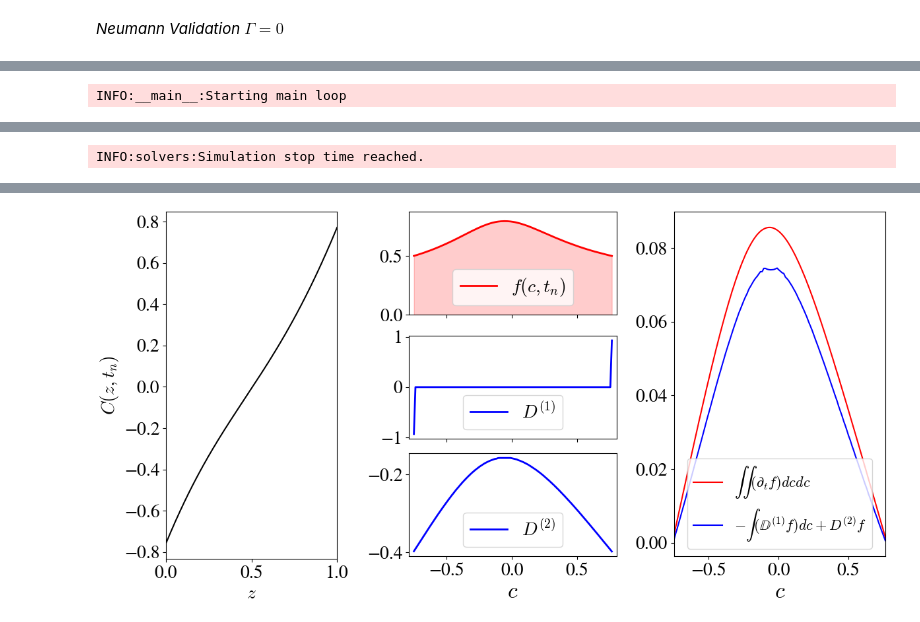
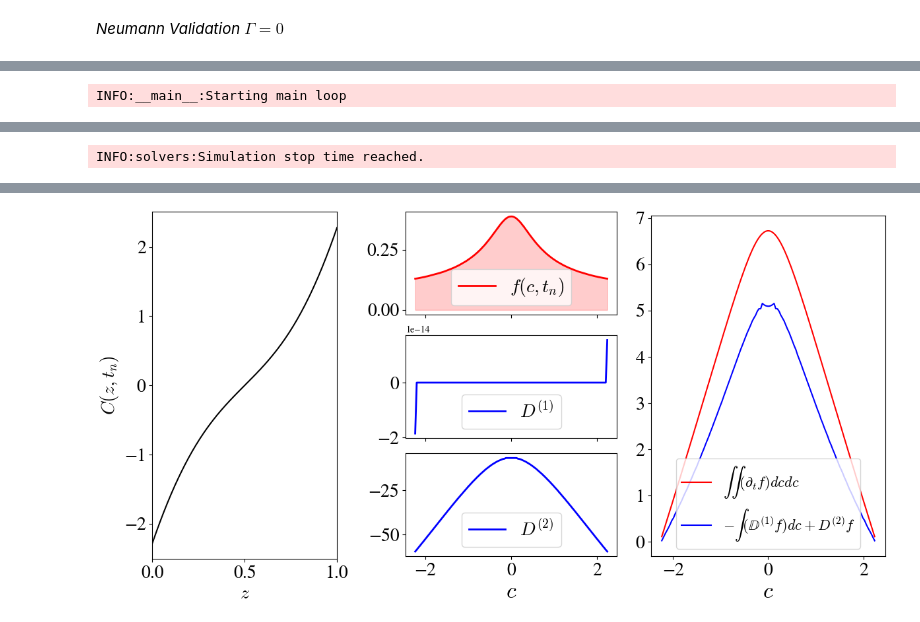
Before and after one commit to D-stratify/Theory, a Jupyter notebook: Diffusion_1D.ipynb, the cells around one changed output, grey strips where cells are left out. Drawn from its saved outputs; the diff is of its cells as text; code cells hidden in the pictures.

```diff
--- a/Diffusion_1D.ipynb
+++ b/Diffusion_1D.ipynb
@@ -224,18 +203,13 @@ To evaluate the left hand side we estimate the pdf $f$ (using a histogram) and t
 def dfdt(times,C_data,N_bins=128):
 
   # PDF f_C
-  f_np2,c = np.histogram(C_data[-1,...].flatten(),bins=N_bins,density=True); # n + 2 (-1)
   f_np1,c = np.histogram(C_data[-2,...].flatten(),bins=N_bins,density=True); # n + 1 (-2)
-
   f_nm1,c = np.histogram(C_data[-4,...].flatten(),bins=N_bins,density=True); # n - 1 (-4)
-  f_nm2,c = np.histogram(C_data[-5,...].flatten(),bins=N_bins,density=True); # n - 2 (-5)
-
   c       = 0.5*(c[1:] + c[:-1]); dc = c[1] - c[0];
 
   # Time derivate df_C/dt
-  dt   = times[-1] - times[-2];
-  #dfdt = (-1./12.)*f_np2 + (2./3.)*f_np1 - (2./3.)*f_nm1 + (1./12.)*f_nm2;
-  dfdt =                    (1./2.)*f_np1 - (1./2.)*f_nm1
+  dt   =  times[-1] - times[-2];
+  dfdt = (f_np1 - f_nm1)/2.
   dfdt /=dt;
 
   return dfdt;
@@ -305,9 +279,7 @@ or more simply $\partial_z C_t$ on the boundaries.
 \end{equation}
 but we do not know $C_t$. As such the task of calculating $D^{(1)}$ reduces to calcultaing the conditional pdf $h$ on the boundaries.
 # %%
-def drift(f_c,c,κ,β,Γ,times):
-
-  from numpy import heaviside as H
+def drift(f_c,c,β,Γ,times):
 
   file  = h5py.File('snapshots/snapshots_s1.h5', mode='r')
   C_z0  = file['tasks/C' ][-3, 0]
@@ -317,12 +289,13 @@ def drift(f_c,c,κ,β,Γ,times):
     dC_z0 = file['tasks/Cz'][-3, 0]
     dC_z1 = file['tasks/Cz'][-3,-1]
   else:
-    dC_z0 =-(g_0(times[-3]) - Γ*C_z0)/β
+    dC_z0 = -(g_0(times[-3]) - Γ*C_z0)/β
     dC_z1 = (g_1(times[-3]) - Γ*C_z1)/β
 
+  from numpy import heaviside as H
   int_D1f_C = dC_z1*H(c - C_z1, 1) - dC_z0*H(c - C_z0, 1)
 
-  return κ*int_D1f_C
+  return int_D1f_C
 # %% [markdown]
 **Results**
 
@@ -358,7 +331,7 @@ def Plot_Terms(z_data,C_data,c,f_C,D2,LHS,RHS):
   # ~~~~~~~~~ (b) ~~~~~~~
   ax1[0].plot(c,f_C,'r', linewidth=2,label=r'$f(c,t_n)$')
   ax1[0].fill_between(x=c,y1=f_C,color= "r",alpha= 0.2)
-  ax1[0].set_ylim([0.,1.1*np.max(f_C)])
+  #ax1[0].set_ylim([0.,1.1*np.max(f_C)])
 
   from scipy.stats import norm
 
@@ -374,7 +347,7 @@ def Plot_Terms(z_data,C_data,c,f_C,D2,LHS,RHS):
   ax1[2].plot(c,D2,'b', linewidth=2,label=r'$D^{(2)}$')
 
   for ax in ax1:
-    ax.set_xlim([1.05*np.min(c),1.05*np.max(c)])
+    #ax.set_xlim([1.05*np.min(c),1.05*np.max(c)])
     ax.legend(loc=8,fontsize=20)
     ax.tick_params(axis='x', labelsize=20)
     ax.tick_params(axis='y', labelsize=20)
@@ -385,7 +358,7 @@ def Plot_Terms(z_data,C_data,c,f_C,D2,LHS,RHS):
   ax2.plot(c,LHS,'r-',label=r'$\int \int ( \partial_t f) dcdc$')
   ax2.plot(c,RHS,'b-',label=r'$-\int ( \mathbb{D}^{(1)} f ) dc + D^{(2)} f $')
   ax2.set_xlabel(r'$c$',fontsize=24)
-  ax2.set_xlim([np.min(c),np.max(c)])
+  #ax2.set_xlim([np.min(c),np.max(c)])
   #ax2.set_ylim([np.min(LHS),1.1*np.max(LHS)])
   ax2.legend(loc=8,fontsize=16)
 
@@ -432,19 +404,18 @@ INFO:solvers:Simulation stop time reached.
 *Neumann Validation $\Gamma = 0$*
 # %%
 # Parameters
-β = 0.5;
-Γ = 0.0;
-κ = 0.1;
+β = 0.1;
+Γ = 0.1;
 
 # Solve & grab the data
-Solve(β, Γ, κ, Nz=1024)
+Solve(β, Γ, Nz=512)
 times, z_data,C_data,Cz_data,dC2_data = Data()
 
 # Estimate the terms
 df_cdt    = dfdt(times   ,C_data)
 E,f_C,c   = diffusion(dC2_data,C_data)
-D2        = -κ*E
-int_D1f_C = drift(f_C,c,κ,β,Γ,times)
+D2        = -E
+int_D1f_C = drift(f_C,c,β,Γ,times)
 
 L   = Laplacian(c);
 LHS = np.linalg.solve(L,df_cdt)
@@ -461 +432 @@ INFO:solvers:Simulation stop time reached.
-[figure, old version]
+[figure, new version]
```
Also changed, not shown: parts of 8 cells of this notebook.
